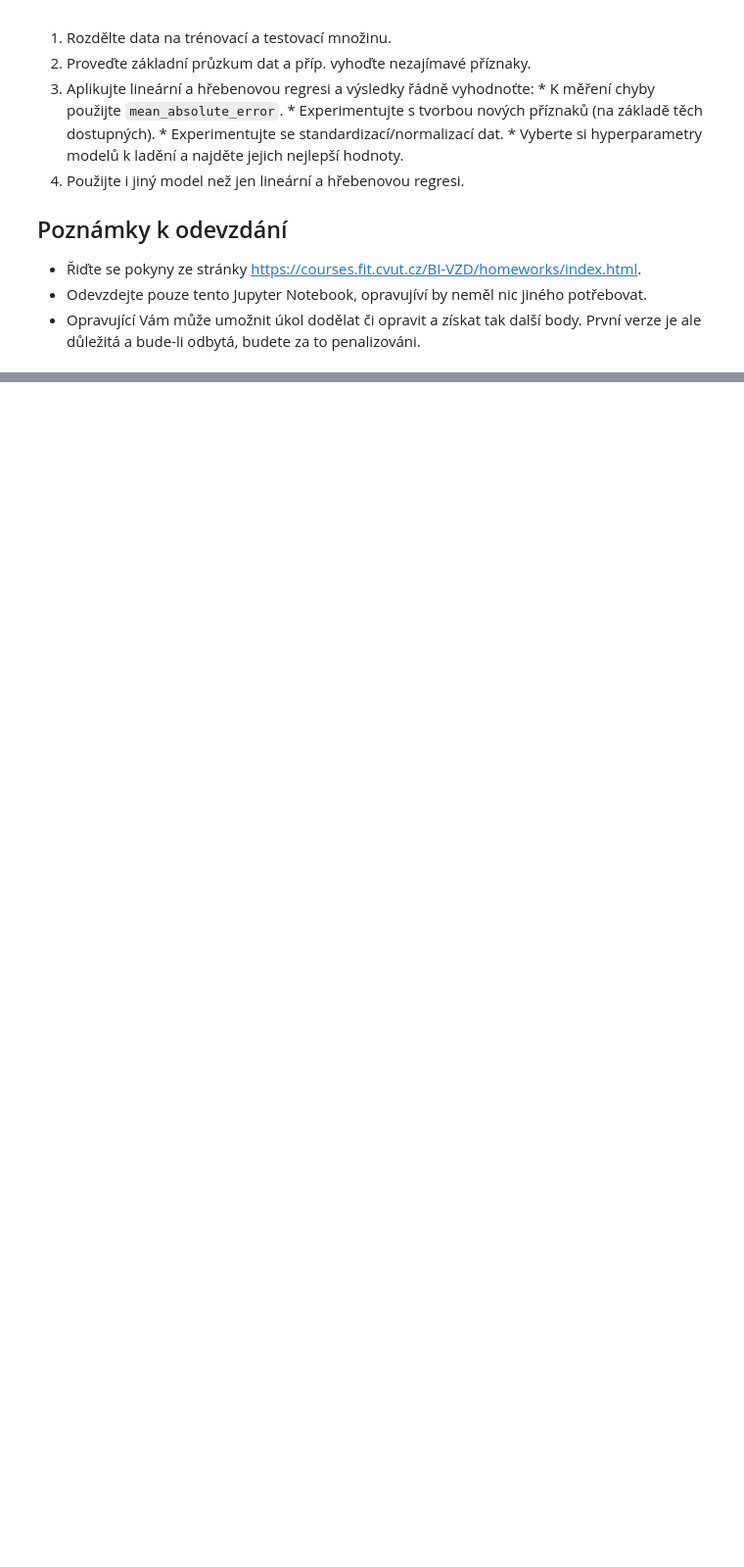
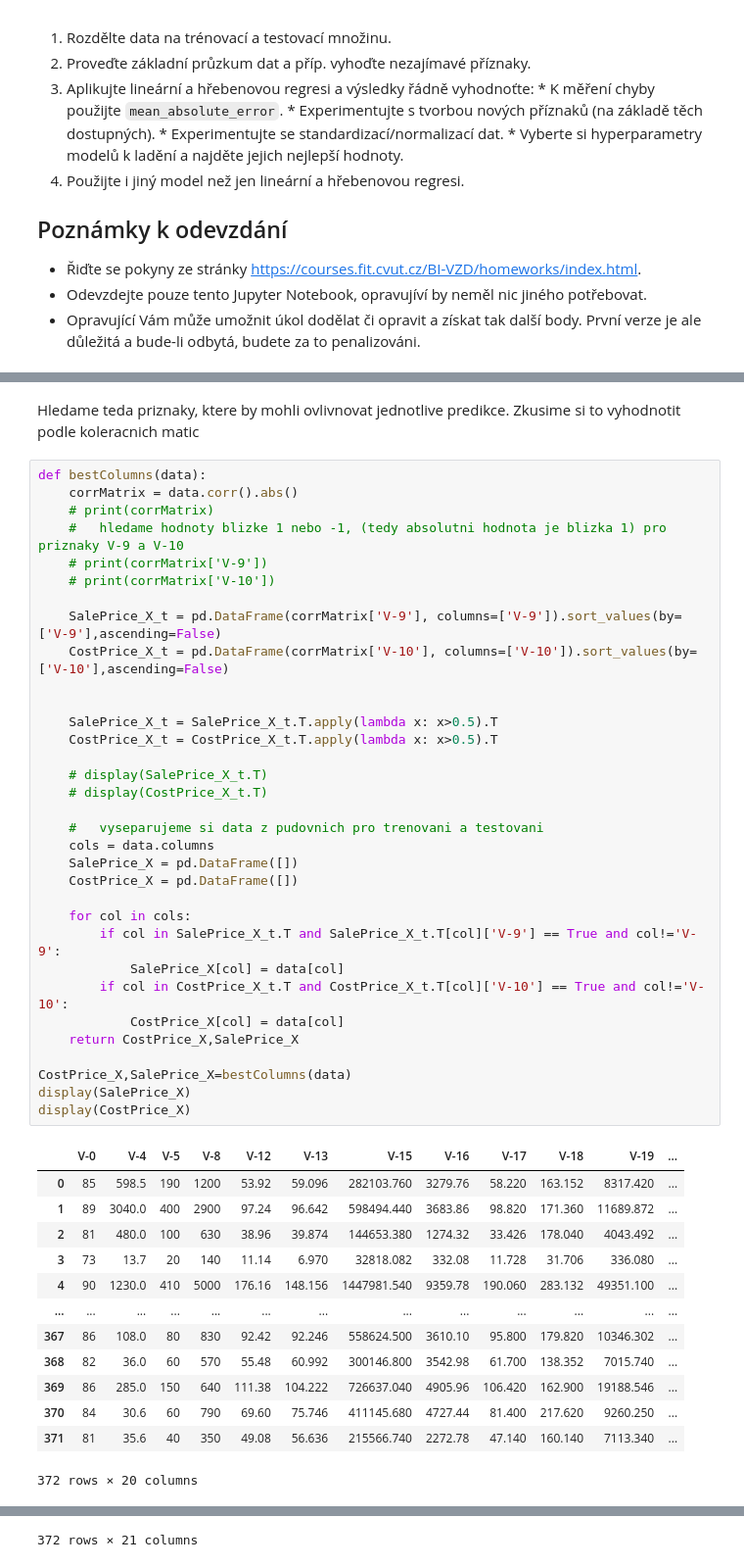
Before and after one commit to draessld/Data_Mining_Algorithms_2019, a Jupyter notebook: 04/homework_04_B191.ipynb, the cells around one changed output, grey strips where cells are left out. Shown at 98% size. Cells and saved outputs as stored; diff of their text form; blank space fills up the shorter version.

```diff
--- a/04/homework_04_B191.ipynb
+++ b/04/homework_04_B191.ipynb
@@ -50,0 +90,49 @@ display(data)
+# %% [markdown]
+Hledame teda priznaky, ktere by mohli ovlivnovat jednotlive predikce. Zkusime si to vyhodnotit podle koleracnich matic
+# %%
+def bestColumns(data):
+    corrMatrix = data.corr().abs()
+    # print(corrMatrix)
+    #   hledame hodnoty blizke 1 nebo -1, (tedy absolutni hodnota je blizka 1) pro priznaky V-9 a V-10
+    # print(corrMatrix['V-9'])
+    # print(corrMatrix['V-10'])
+
+    SalePrice_X_t = pd.DataFrame(corrMatrix['V-9'], columns=['V-9']).sort_values(by=['V-9'],ascending=False)
+    CostPrice_X_t = pd.DataFrame(corrMatrix['V-10'], columns=['V-10']).sort_values(by=['V-10'],ascending=False)
+
+
+    SalePrice_X_t = SalePrice_X_t.T.apply(lambda x: x>0.5).T
+    CostPrice_X_t = CostPrice_X_t.T.apply(lambda x: x>0.5).T
+
+    # display(SalePrice_X_t.T)
+    # display(CostPrice_X_t.T)
+
+    #   vyseparujeme si data z pudovnich pro trenovani a testovani
+    cols = data.columns
+    SalePrice_X = pd.DataFrame([])
+    CostPrice_X = pd.DataFrame([])
+
+    for col in cols:
+        if col in SalePrice_X_t.T and SalePrice_X_t.T[col]['V-9'] == True and col!='V-9':
+            SalePrice_X[col] = data[col]
+        if col in CostPrice_X_t.T and CostPrice_X_t.T[col]['V-10'] == True and col!='V-10':
+            CostPrice_X[col] = data[col]
+    return CostPrice_X,SalePrice_X
+
+CostPrice_X,SalePrice_X=bestColumns(data)
+display(SalePrice_X)
+display(CostPrice_X)
+# %% [output]
+|  | V-0 | V-4 | V-5 | V-8 | V-12 | V-13 | V-15 | V-16 | V-17 | V-18 | V-19 | ... |
+| 0 | 85 | 598.5 | 190 | 1200 | 53.92 | 59.096 | 282103.760 | 3279.76 | 58.220 | 163.152 | 8317.420 | ... |
+| 1 | 89 | 3040.0 | 400 | 2900 | 97.24 | 96.642 | 598494.440 | 3683.86 | 98.820 | 171.360 | 11689.872 | ... |
+| 2 | 81 | 480.0 | 100 | 630 | 38.96 | 39.874 | 144653.380 | 1274.32 | 33.426 | 178.040 | 4043.492 | ... |
+| 3 | 73 | 13.7 | 20 | 140 | 11.14 | 6.970 | 32818.082 | 332.08 | 11.728 | 31.706 | 336.080 | ... |
+| 4 | 90 | 1230.0 | 410 | 5000 | 176.16 | 148.156 | 1447981.540 | 9359.78 | 190.060 | 283.132 | 49351.100 | ... |
+| ... | ... | ... | ... | ... | ... | ... | ... | ... | ... | ... | ... | ... |
+| 367 | 86 | 108.0 | 80 | 830 | 92.42 | 92.246 | 558624.500 | 3610.10 | 95.800 | 179.820 | 10346.302 | ... |
+| 368 | 82 | 36.0 | 60 | 570 | 55.48 | 60.992 | 300146.800 | 3542.98 | 61.700 | 138.352 | 7015.740 | ... |
+| 369 | 86 | 285.0 | 150 | 640 | 111.38 | 104.222 | 726637.040 | 4905.96 | 106.420 | 162.900 | 19188.546 | ... |
+| 370 | 84 | 30.6 | 60 | 790 | 69.60 | 75.746 | 411145.680 | 4727.44 | 81.400 | 217.620 | 9260.250 | ... |
+| 371 | 81 | 35.6 | 40 | 350 | 49.08 | 56.636 | 215566.740 | 2272.78 | 47.140 | 160.140 | 7113.340 | ... |
+372 rows × 20 columns
@@ -50,0 +151 @@ display(data)
+372 rows × 21 columns
```
Also changed, not shown: parts of 17 cells of this notebook, 3 other files.
